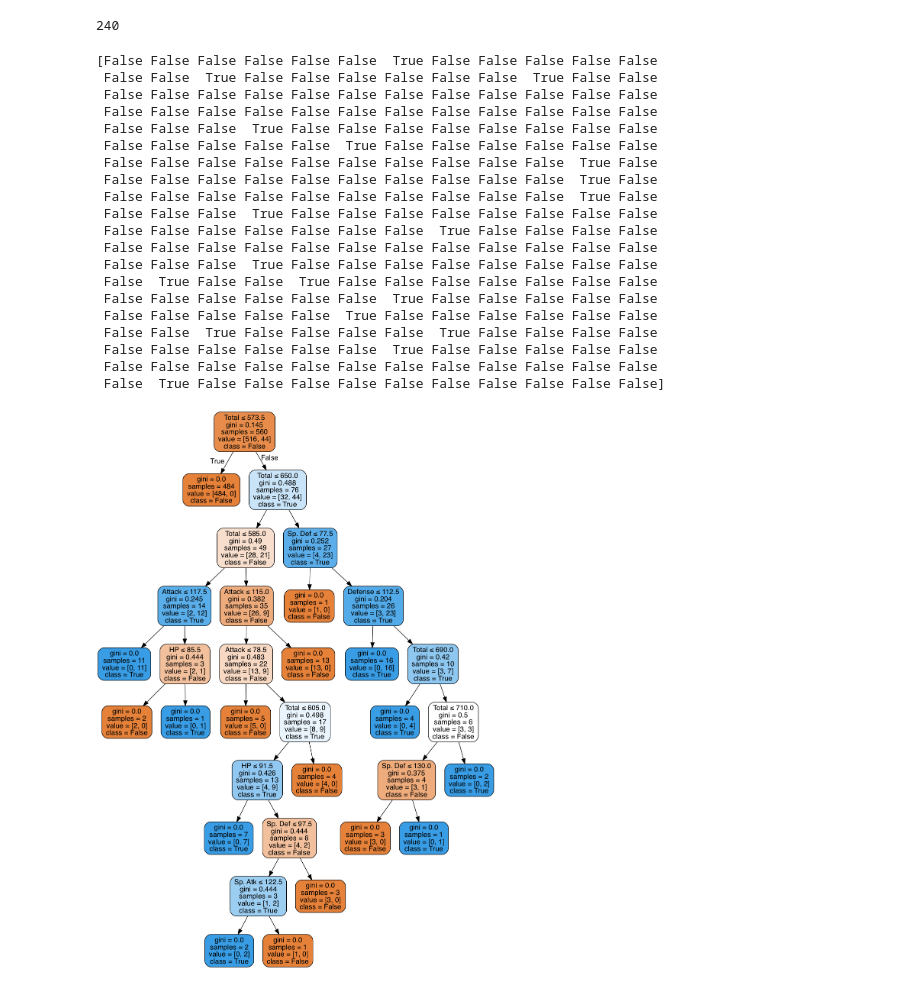
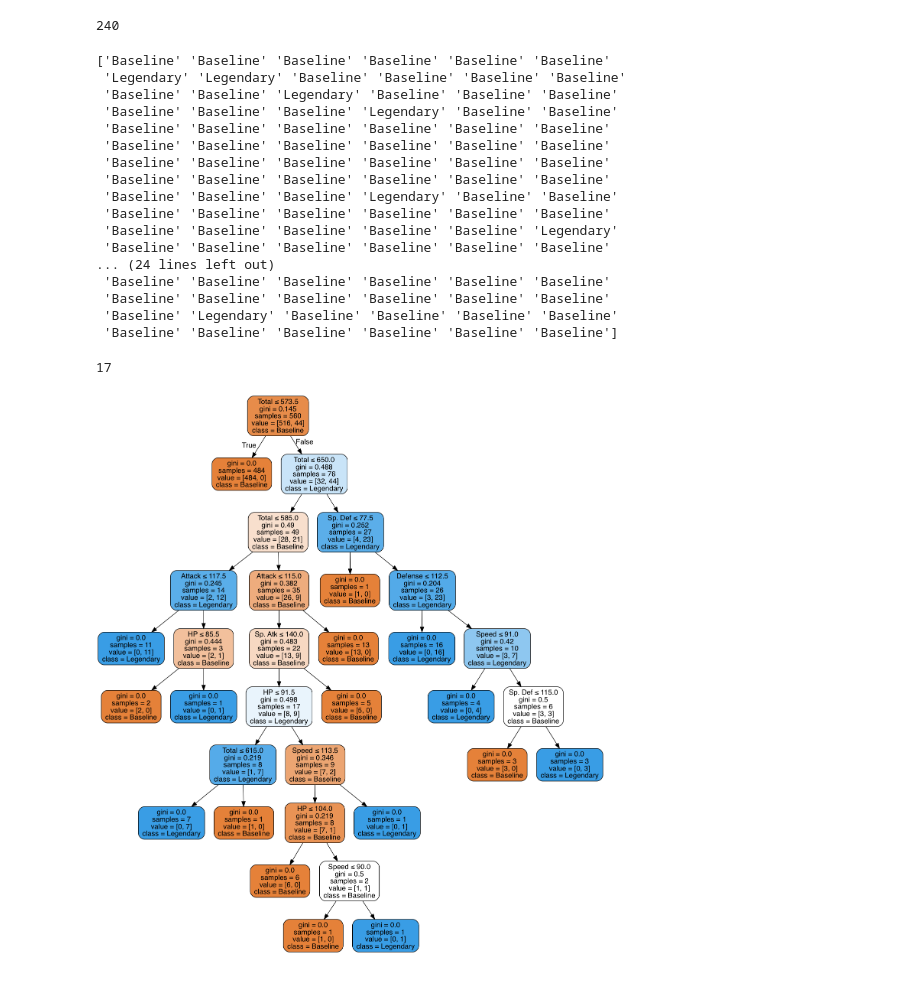
Before and after one commit to vishhvak/ML-Voyage, a Jupyter notebook: DTree.ipynb, the cells around one changed output. Drawn from its saved outputs; the diff is of its cells as text; code cells hidden in the pictures.

```diff
--- a/DTree.ipynb
+++ b/DTree.ipynb
@@ -10,3 +37,10 @@ pkmn = pd.read_csv("~/Downloads/Pokemon.csv")
+# %%
+pkmn.columns = ['#', 'Name', 'Type 1', 'Type 2', 'Total', 'HP', 'Attack', 'Defense',
+       'Sp. Atk', 'Sp. Def', 'Speed', 'Generation', 'Nature']
+# %%
+pkmn.loc[pkmn['Nature'] == False, 'Nature'] = 'Baseline'
+# %%
+pkmn.loc[pkmn['Nature'] == True, 'Nature'] = 'Legendary'
 # %%
 pkmn
 # %% [output]
@@ -76,5 +110,5 @@ pkmn.describe()
 | max | 721.000000 | 780.00000 | 255.000000 | 190.000000 | 230.000000 | 194.000000 | 230.000000 | 180.000000 | 6.00000 |
 # %%
 all_inputs = pkmn[['Total', 'HP', 'Attack', 'Defense','Sp. Atk','Sp. Def','Speed']].values
-all_classes = pkmn['Legendary'].values
+all_classes = pkmn['Nature'].values
 (train_inputs, test_inputs, train_classes, test_classes) = train_test_split(all_inputs, all_classes, train_size=0.7, random_state=1)
@@ -122,23 +157,20 @@ print(len(test_classes))
 # %%
 print(dtc.predict(test_inputs))
 # %% [output]
-[False False False False False False  True False False False False False
- False False  True False False False False False False  True False False
- False False False False False False False False False False False False
- False False False False False False False False False False False False
- False False False  True False False False False False False False False
- False False False False False  True False False False False False False
- False False False False False False False False False False  True False
- False False False False False False False False False False  True False
- False False False False False False False False False False  True False
- False False False  True False False False False False False False False
- False False False False False False False  True False False False False
- False False False False False False False False False False False False
- False False False  True False False False False False False False False
- False  True False False  True False False False False False False False
- False False False False False False  True False False False False False
- False False False False False  True False False False False False False
- False False  True False False False False  True False False False False
- False False False False False False  True False False False False False
- False False False False False False False False False False False False
- False  True False False False False False False False False False False]
+['Baseline' 'Baseline' 'Baseline' 'Baseline' 'Baseline' 'Baseline'
+ 'Legendary' 'Legendary' 'Baseline' 'Baseline' 'Baseline' 'Baseline'
+ 'Baseline' 'Baseline' 'Legendary' 'Baseline' 'Baseline' 'Baseline'
+ 'Baseline' 'Baseline' 'Baseline' 'Legendary' 'Baseline' 'Baseline'
+ 'Baseline' 'Baseline' 'Baseline' 'Baseline' 'Baseline' 'Baseline'
+ 'Baseline' 'Baseline' 'Baseline' 'Baseline' 'Baseline' 'Baseline'
+ 'Baseline' 'Baseline' 'Baseline' 'Baseline' 'Baseline' 'Baseline'
+ 'Baseline' 'Baseline' 'Baseline' 'Baseline' 'Baseline' 'Baseline'
+ 'Baseline' 'Baseline' 'Baseline' 'Legendary' 'Baseline' 'Baseline'
+ 'Baseline' 'Baseline' 'Baseline' 'Baseline' 'Baseline' 'Baseline'
+ 'Baseline' 'Baseline' 'Baseline' 'Baseline' 'Baseline' 'Legendary'
+ 'Baseline' 'Baseline' 'Baseline' 'Baseline' 'Baseline' 'Baseline'
+... (24 lines left out)
+ 'Baseline' 'Baseline' 'Baseline' 'Baseline' 'Baseline' 'Baseline'
+ 'Baseline' 'Baseline' 'Baseline' 'Baseline' 'Baseline' 'Baseline'
+ 'Baseline' 'Legendary' 'Baseline' 'Baseline' 'Baseline' 'Baseline'
+ 'Baseline' 'Baseline' 'Baseline' 'Baseline' 'Baseline' 'Baseline']
@@ -145,3 +183,7 @@ print(dtc.predict(test_inputs))
+# %%
+np.count_nonzero(res == 0)
+# %% [output]
+17
 # %%
 from sklearn.externals.six import StringIO
 from IPython.display import Image
@@ -149,15 +191,14 @@ from sklearn.tree import export_graphviz
 # %%
 import pydotplus
 dot_data = StringIO()
 inputs=['Total', 'HP', 'Attack', 'Defense','Sp. Atk','Sp. Def','Speed']
 target=['Legendary']
 export_graphviz(dtc, out_file=dot_data,
                 feature_names=pkmn.columns[4:11],
                 class_names = dtc.classes_.astype(str),
                 filled=True, rounded=True,
-                special_characters=True
-               )
+                special_characters=True)
 graph = pydotplus.graph_from_dot_data(dot_data.getvalue())
 Image(graph.create_png())
 # %% [output]
-[figure, old version]
+[figure, new version]
```
Also changed, not shown: parts of 8 cells of this notebook.
